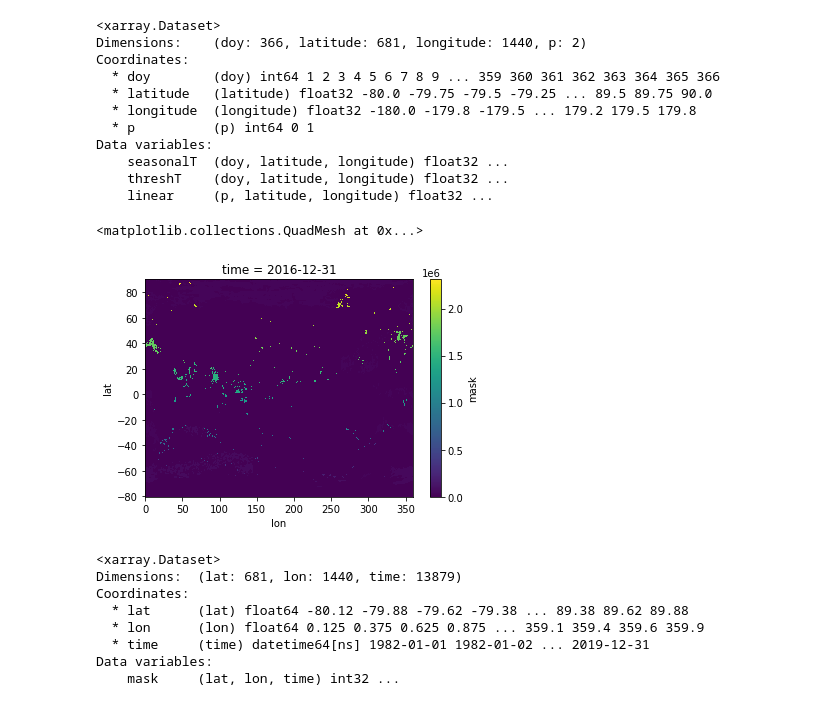
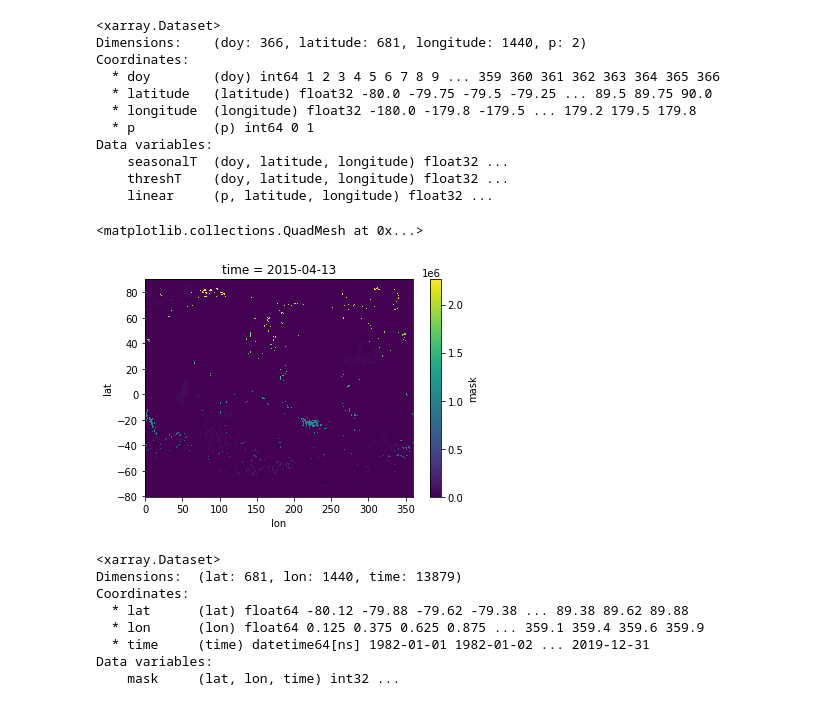
Before and after one commit to profxj/mhw_analysis, a Jupyter notebook: mhw_analysis/chl/mon_chl_anl.ipynb, the cells around one changed output. Drawn from its saved outputs; the diff is of its cells as text; code cells hidden in the pictures.

```diff
--- a/mhw_analysis/chl/mon_chl_anl.ipynb
+++ b/mhw_analysis/chl/mon_chl_anl.ipynb
@@ -31,12 +30,12 @@ Data variables:
 # %%
 mask=xarray.open_dataset('MHWS_2019_mask.nc',engine='h5netcdf')
 m1=mask.sel(lat=slice(-80.2, 90))
 m2=m1.mask
-m3=m2.sel(time=['2016-12-31'])
+m3=m2.sel(time=['2015-4-13'])
 m3.plot()
 # %% [output]
 <matplotlib.collections.QuadMesh at 0x...>
-[figure, old version]
+[figure, new version]
 # %%
 m1
 # %% [output]
```
Also changed, not shown: parts of 15 cells of this notebook, 2 other files.
